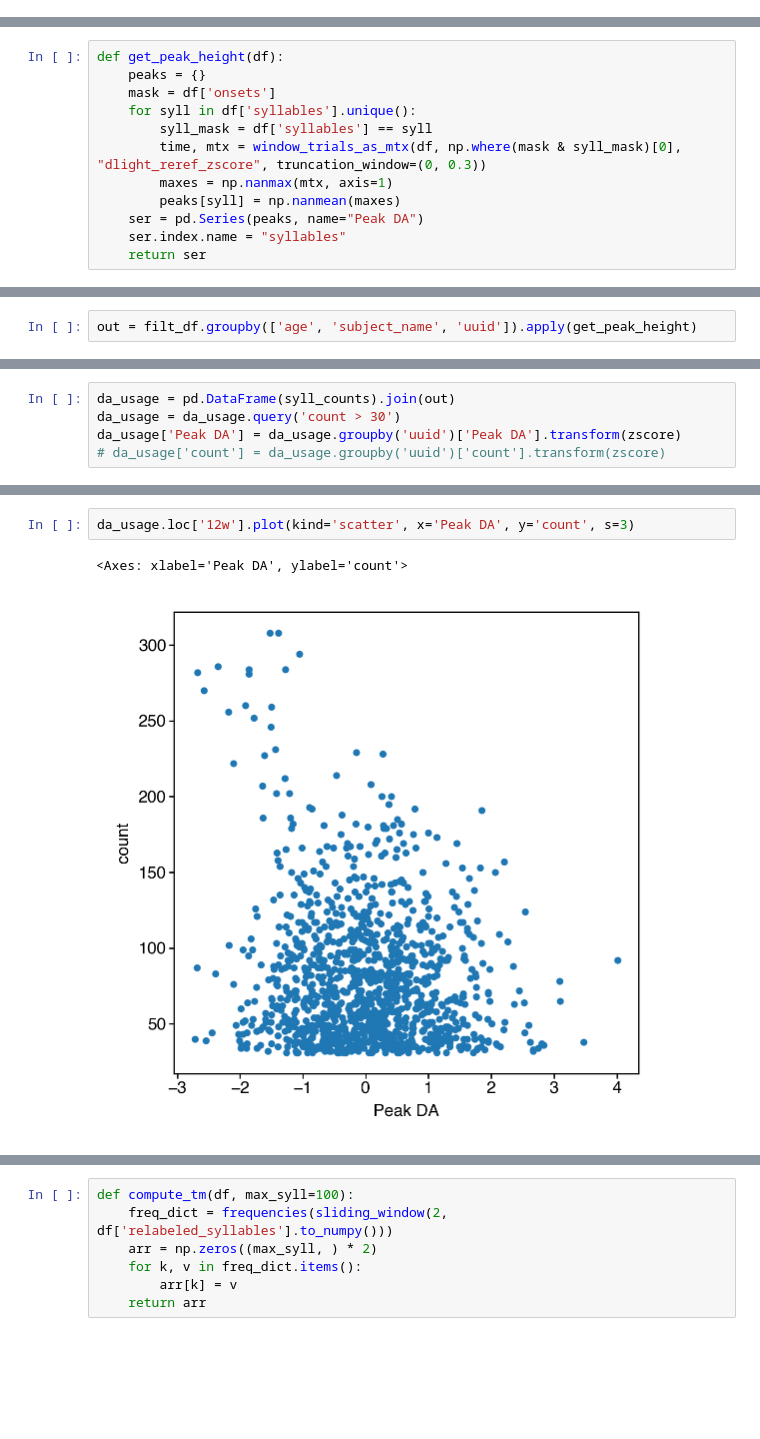
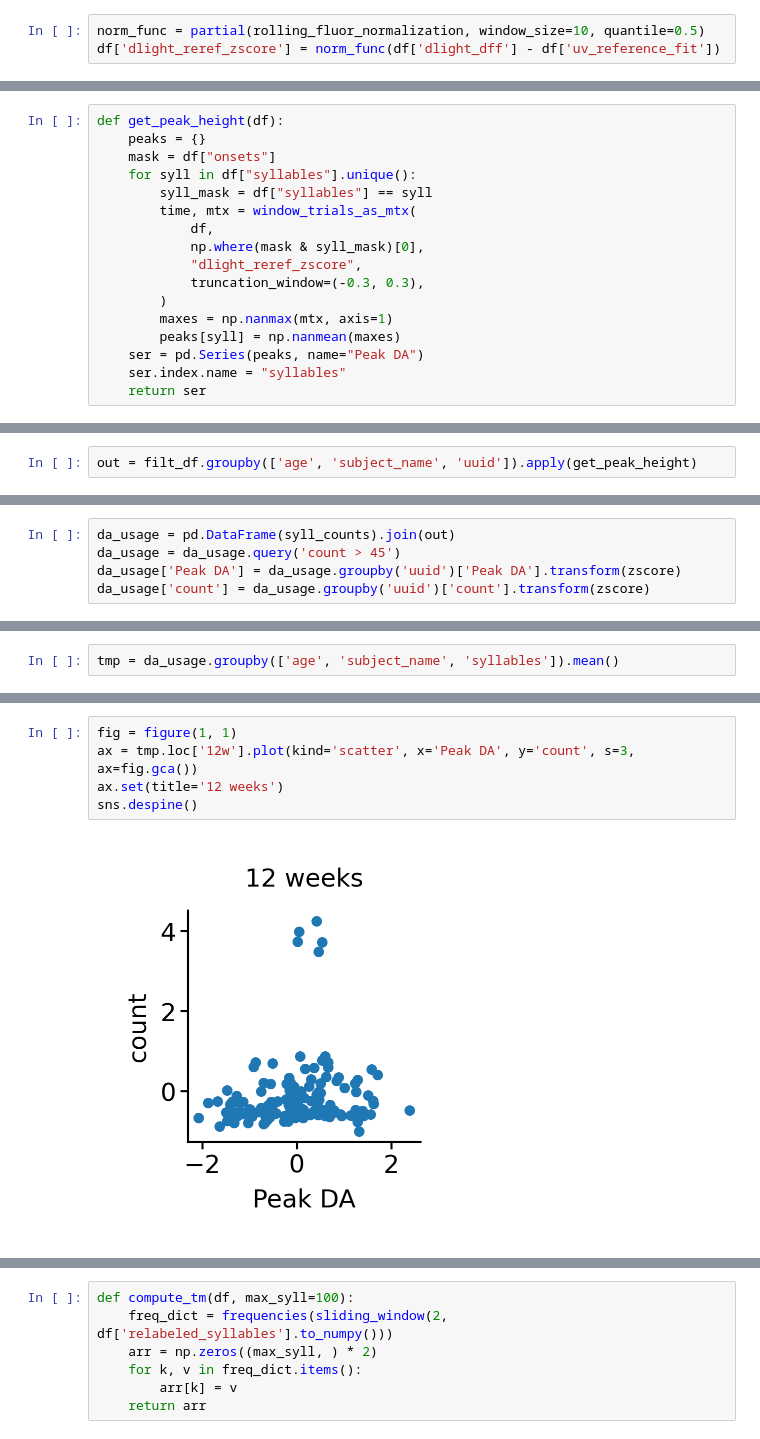
Before and after one commit to dattalab/ontogeny-of-behavior, a Jupyter notebook: notebooks/exploration/win/dlight-photometry/2023-09-29-syllable-aligned-dlight.ipynb, the cells around one changed output, grey strips where cells are left out. Cells and saved outputs as stored; diff of their text form; blank space fills up the shorter version.

```diff
--- a/notebooks/exploration/win/dlight-photometry/2023-09-29-syllable-aligned-dlight.ipynb
+++ b/notebooks/exploration/win/dlight-photometry/2023-09-29-syllable-aligned-dlight.ipynb
@@ -31,3 +35,6 @@ df = pd.read_parquet(file)
+# %%
+norm_func = partial(rolling_fluor_normalization, window_size=10, quantile=0.5)
+df['dlight_reref_zscore'] = norm_func(df['dlight_dff'] - df['uv_reference_fit'])
 # %%
 df = relabel_by_usage(df, return_map=False)
 # %%
@@ -84,10 +91,15 @@ syllables = filt_df['syllables'].unique()
 # %%
 def get_peak_height(df):
     peaks = {}
-    mask = df['onsets']
-    for syll in df['syllables'].unique():
-        syll_mask = df['syllables'] == syll
-        time, mtx = window_trials_as_mtx(df, np.where(mask & syll_mask)[0], "dlight_reref_zscore", truncation_window=(0, 0.3))
+    mask = df["onsets"]
+    for syll in df["syllables"].unique():
+        syll_mask = df["syllables"] == syll
+        time, mtx = window_trials_as_mtx(
+            df,
+            np.where(mask & syll_mask)[0],
+            "dlight_reref_zscore",
+            truncation_window=(-0.3, 0.3),
+        )
         maxes = np.nanmax(mtx, axis=1)
         peaks[syll] = np.nanmean(maxes)
     ser = pd.Series(peaks, name="Peak DA")
@@ -122,8 +140,8 @@ out = filt_df.groupby(['age', 'subject_name', 'uuid']).apply(get_peak_height)
 # %%
 da_usage = pd.DataFrame(syll_counts).join(out)
-da_usage = da_usage.query('count > 30')
+da_usage = da_usage.query('count > 45')
 da_usage['Peak DA'] = da_usage.groupby('uuid')['Peak DA'].transform(zscore)
-# da_usage['count'] = da_usage.groupby('uuid')['count'].transform(zscore)
+da_usage['count'] = da_usage.groupby('uuid')['count'].transform(zscore)
 # %%
 da_usage.groupby('age').corr(method='spearman')
 # %% [output]
@@ -137,0 +156,2 @@ da_usage.groupby('age').corr(method='spearman')
+# %%
+tmp = da_usage.groupby(['age', 'subject_name', 'syllables']).mean()
@@ -138,6 +171,8 @@ da_usage.groupby('age').corr(method='spearman')
 # %%
-da_usage.loc['12w'].plot(kind='scatter', x='Peak DA', y='count', s=3)
+fig = figure(1, 1)
+ax = tmp.loc['12w'].plot(kind='scatter', x='Peak DA', y='count', s=3, ax=fig.gca())
+ax.set(title='12 weeks')
+sns.despine()
 # %% [output]
-<Axes: xlabel='Peak DA', ylabel='count'>
-[figure, old version]
+[figure, new version]
 # %%
```
Also changed, not shown: parts of 22 cells of this notebook, 9 other files.
